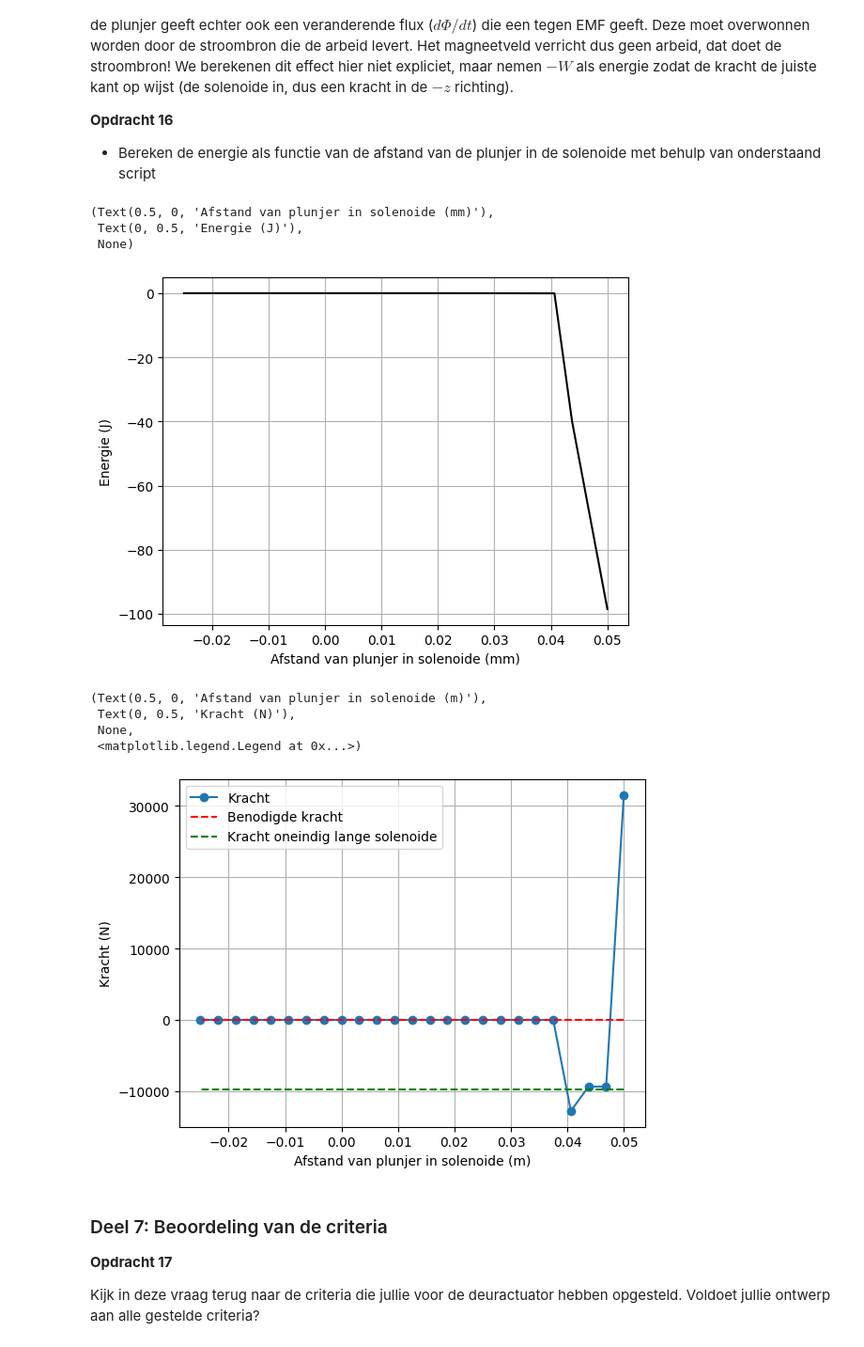
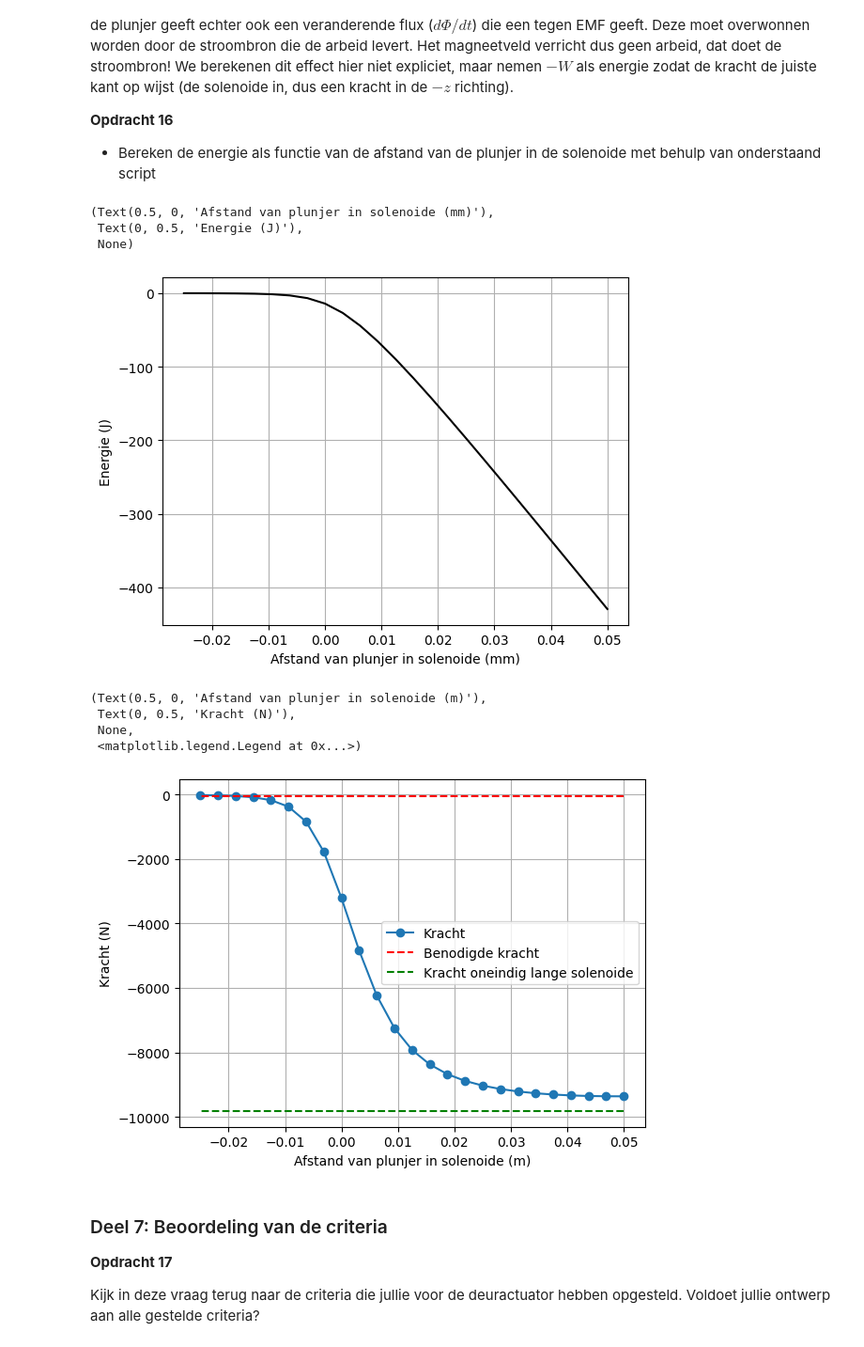
Before and after one commit to DRoelse/Daniel-Def-D, a Jupyter notebook: DigitaleOntwerpopdrachten/1CondensatorOpdracht/2KrachtactuatorOpdracht/KrachtactuatorOpdracht.ipynb, the cells around one changed output. Shown at 94% size. Cells and saved outputs as stored; diff of their text form; code cells hidden in the pictures.

```diff
--- a/DigitaleOntwerpopdrachten/1CondensatorOpdracht/2KrachtactuatorOpdracht/KrachtactuatorOpdracht.ipynb
+++ b/DigitaleOntwerpopdrachten/1CondensatorOpdracht/2KrachtactuatorOpdracht/KrachtactuatorOpdracht.ipynb
@@ -414,7 +414,7 @@ H_ax = np.zeros((n_ax,1))
 for i_field in range(n_ax):
     print(f"\rIfield =  {i_field}", end=", ") # Print welk element van het veld nu berekend wordt.
 
-    r_field = z_ax[i_field]
+    r_field = np.array([0.0,0.0,z_ax[i_field]])
 
     Hsimulated=np.array([0,0,0], dtype='float64')
     for i in range(len(z)-1):
@@ -440,7 +440,7 @@ plt.subplot(131)
 plt.title('z-component van B-veld')
 plt.plot(z_ax, H_veld_ideaal, '-r', label='ideaal')
 plt.plot(z_ax, H_veld_analytisch, '-g', label='analytisch')
-plt.plot(z_ax, H_ax, '-k', label='simulatie')
+plt.plot(z_ax, H_ax, '--k', label='simulatie')
 #plt.legend()
 plt.xlabel('Afstand langs de as van de solenoide (m)')
 plt.ylabel('B-veld (Tesla)')
@@ -473,25 +473,24 @@ plt.xlabel('Afstand van plunjer in solenoide (mm)'), plt.ylabel('Energie (J)'),
 (Text(0.5, 0, 'Afstand van plunjer in solenoide (mm)'),
  Text(0, 0.5, 'Energie (J)'),
  None)
-[figure, old version]
+[figure, new version]
 # %%
 force_analytical = -mu_0*mu_r*np.pi*r_sol**2*N**2*I**2/2/L_sol**2 # Kracht uitrekenen numeriek
 force_numerical=np.diff(Wz, n=1, append=[0])/(z_ax[1] - z_ax[0]) # Kracht uitrekenen
-
-
+force_numerical = np.gradient(Wz, z_ax)
 
 # Plotting the results
 plt.plot(L_sol/2 - z_ax, np.flipud(force_numerical), '-o', label='Kracht')
 plt.plot(L_sol/2 - z_ax, (-5*9.8)*np.ones(n_ax), '--r', label='Benodigde kracht')
 plt.plot(L_sol/2 - z_ax, force_analytical*np.ones(n_ax), '--g', label='Kracht oneindig lange solenoide')
 plt.xlabel('Afstand van plunjer in solenoide (m)'), plt.ylabel('Kracht (N)'), plt.grid(), plt.legend()
 #plt.ylim([-200, 0])
 # %% [output]
 (Text(0.5, 0, 'Afstand van plunjer in solenoide (m)'),
  Text(0, 0.5, 'Kracht (N)'),
  None,
  <matplotlib.legend.Legend at 0x...>)
-[figure, old version]
+[figure, new version]
 # %% [markdown]
 ### Deel 7: Beoordeling van de criteria
 **Opdracht 17**
```
Also changed, not shown: parts of 1 cell of this notebook.
